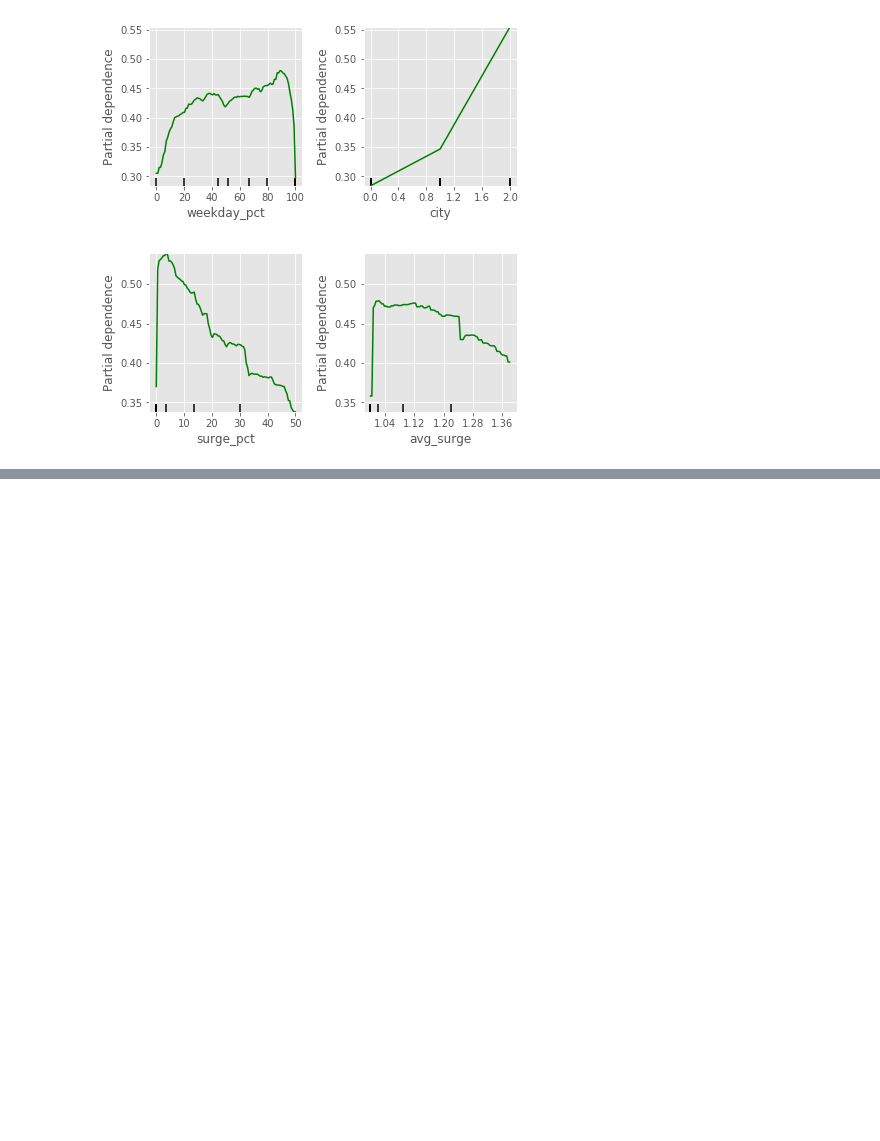
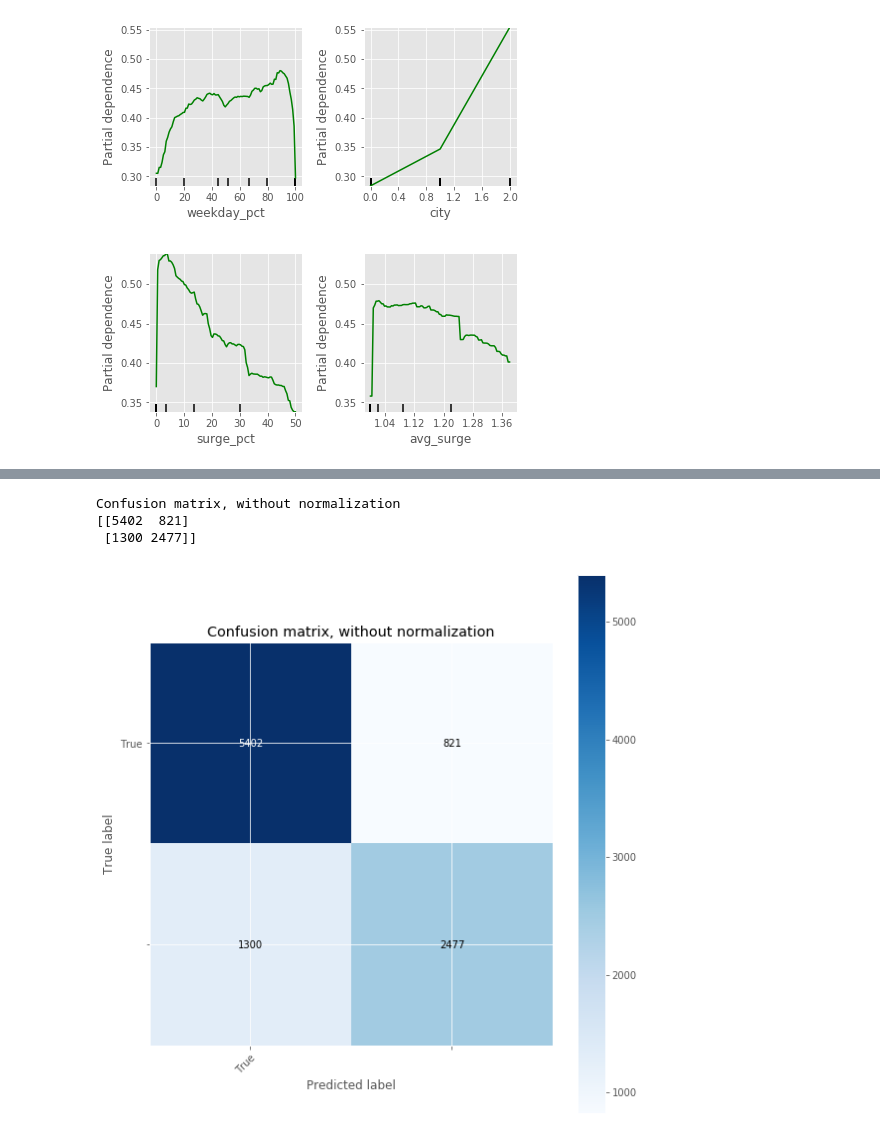
Before and after one commit to shillis17/ride_share_churn_predictions, a Jupyter notebook: notebooks/nicks_notebook.ipynb, the cells around one changed output, grey strips where cells are left out. Saved outputs shown, nothing was run; the diff lists cells and outputs as text; code cells hidden in the pictures; blank space fills up the shorter version.

Commit message:
added confusion matrices

```diff
--- a/notebooks/nicks_notebook.ipynb
+++ b/notebooks/nicks_notebook.ipynb
@@ -191,0 +183,3 @@ plt.savefig("../img/random_forest_5_6_partial_dependencies.png")
+# %%
+y_pred = best_rf.fit(X_train, y_train).predict(X_test)
+class_names = unique_labels(y_test)
@@ -191,0 +240,8 @@ plt.savefig("../img/random_forest_5_6_partial_dependencies.png")
+# %%
+plot_confusion_matrix(y_test, y_pred, class_names);
+plt.savefig("../img/random_forest_confusion_matrix_not_normalized.png")
+# %% [output]
+Confusion matrix, without normalization
+[[5402  821]
+ [1300 2477]]
+[figure, added]
```
Also changed, not shown: parts of 15 cells of this notebook, 2 other files.
